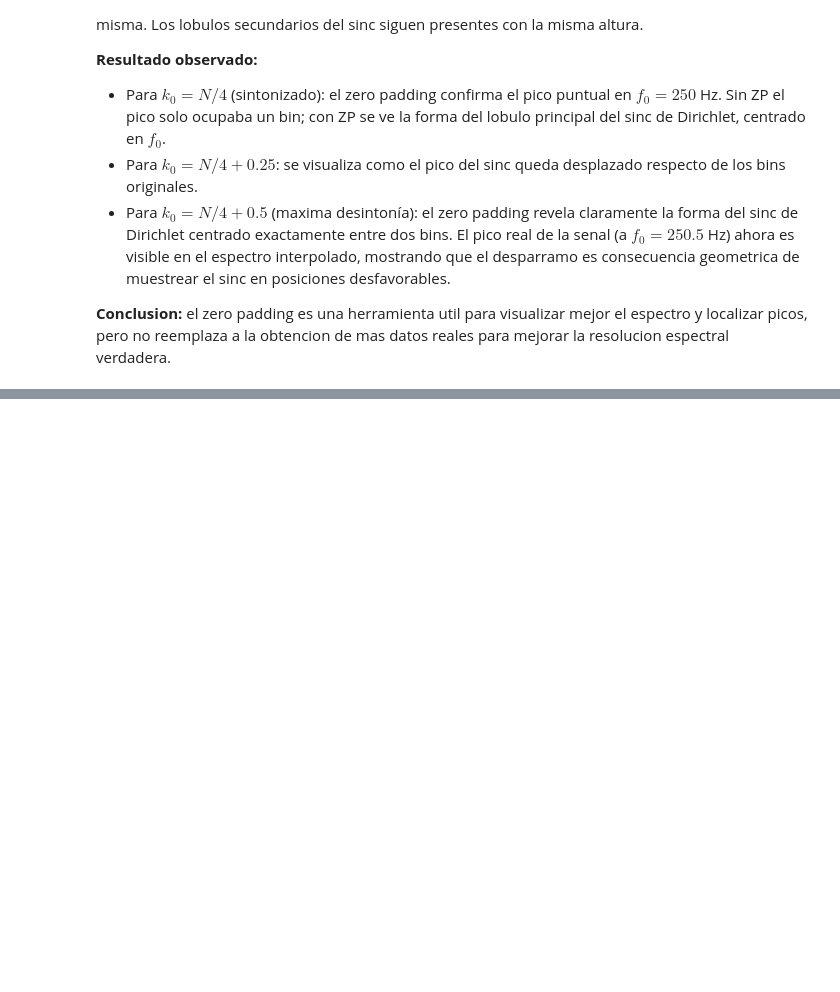
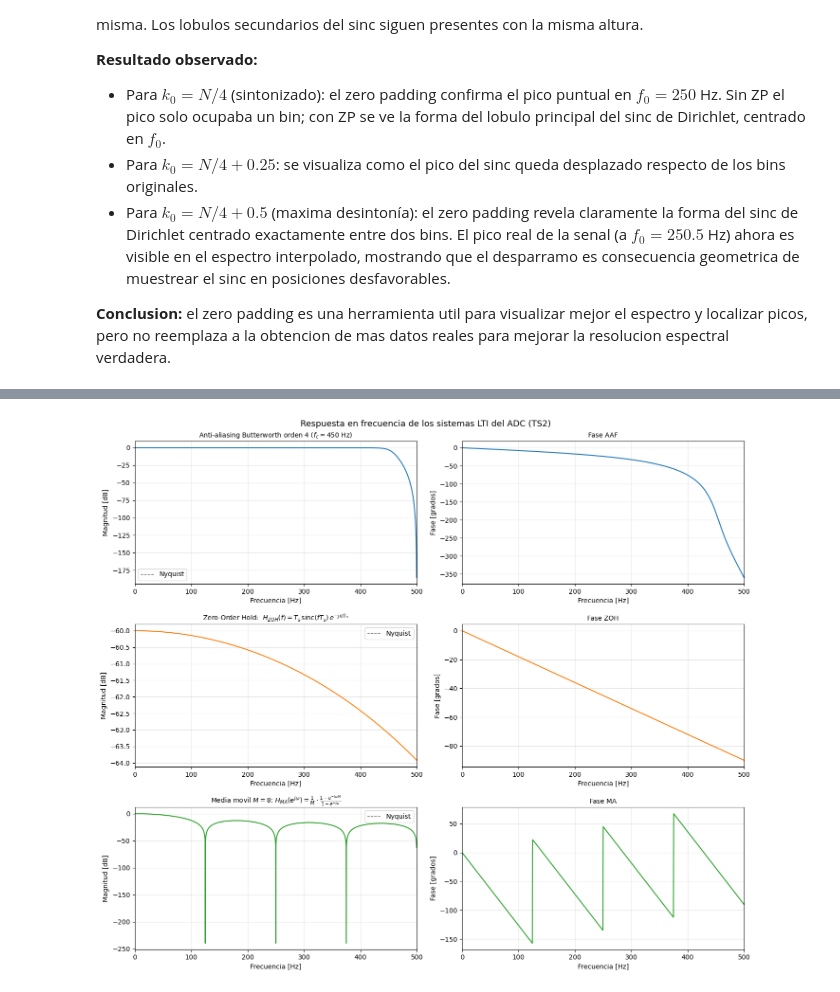
Before and after one commit to Nachoo98/APS-Ignacio-Gonzalez, a Jupyter notebook: TS3 - Ignacio Gonzalez.ipynb, the cells around one changed output, grey strips where cells are left out. Saved outputs shown, nothing was run; the diff lists cells and outputs as text; code cells hidden in the pictures; blank space fills up the shorter version.

```diff
--- a/TS3 - Ignacio Gonzalez.ipynb
+++ b/TS3 - Ignacio Gonzalez.ipynb
@@ -230,0 +243,82 @@ No mejora la resolucion espectral real: dos senoidales separadas por menos de $\
+# %%
+fs = 1000.0
+N = 1000
+V_F = 2.0
+B = 4
+kn = 1.0
+k0 = N // 4
+
+q = (2 * V_F) / (2**B)
+Pq = q**2 / 12
+sigma_n = np.sqrt(kn * Pq)
+
+np.random.seed(0)
+t = np.arange(N) / fs
+f0 = k0 * fs / N
+s = np.sqrt(2) * np.sin(2 * np.pi * f0 * t)
+n = np.random.normal(0, sigma_n, N)
+s_R = s + n
+s_Q = np.clip(np.round(s_R / q) * q, -V_F, V_F - q)
+
+orden_butter = 4
+fc_norm = 0.9
+
+b_aa, a_aa = sig.butter(orden_butter, fc_norm, btype='low', analog=False)
+w_aa, H_aa = sig.freqz(b_aa, a_aa, worN=2048, fs=fs)
+
+f_cont = np.linspace(0.001, fs / 2, 2000)
+Ts = 1 / fs
+
+H_zoh  = Ts * np.sinc(f_cont * Ts) * np.exp(-1j * np.pi * f_cont * Ts)
+
+M = 8
+b_ma = np.ones(M) / M
+a_ma = [1.0]
+w_ma, H_ma = sig.freqz(b_ma, a_ma, worN=2048, fs=fs)
+
+fig, axes = plt.subplots(3, 2, figsize=(14, 12))
+fig.suptitle('Respuesta en frecuencia de los sistemas LTI del ADC (TS2)', fontsize=13)
+
+# --- AAF ---
+ax_m, ax_p = axes[0]
+ax_m.plot(w_aa, 20*np.log10(np.abs(H_aa) + 1e-12), color='C0', lw=1.5)
+ax_m.axvline(fs/2, color='gray', linestyle='--', lw=1, label='Nyquist')
+ax_m.set_title(f'Anti-aliasing Butterworth orden {orden_butter} ($f_c = {fc_norm*fs/2:.0f}$ Hz)', fontsize=10)
+ax_m.set_ylabel('Magnitud [dB]'); ax_m.set_xlabel('Frecuencia [Hz]')
+ax_m.set_xlim(0, fs/2); ax_m.legend(); ax_m.grid(True, alpha=0.3)
+
+ax_p.plot(w_aa, np.unwrap(np.angle(H_aa)) * 180 / np.pi, color='C0', lw=1.5)
+ax_p.set_title('Fase AAF', fontsize=10)
+ax_p.set_ylabel('Fase [grados]'); ax_p.set_xlabel('Frecuencia [Hz]')
+ax_p.set_xlim(0, fs/2); ax_p.grid(True, alpha=0.3)
+
+# --- ZOH ---
+ax_m, ax_p = axes[1]
+ax_m.plot(f_cont, 20*np.log10(np.abs(H_zoh) + 1e-12), color='C1', lw=1.5)
+ax_m.axvline(fs/2, color='gray', linestyle='--', lw=1, label='Nyquist')
+ax_m.set_title(r'Zero-Order Hold:  $H_{ZOH}(f) = T_s\,\mathrm{sinc}(f T_s)\,e^{-j\pi f T_s}$', fontsize=10)
+ax_m.set_ylabel('Magnitud [dB]'); ax_m.set_xlabel('Frecuencia [Hz]')
+ax_m.set_xlim(0, fs/2); ax_m.legend(); ax_m.grid(True, alpha=0.3)
+
+ax_p.plot(f_cont, np.unwrap(np.angle(H_zoh)) * 180 / np.pi, color='C1', lw=1.5)
+ax_p.set_title('Fase ZOH', fontsize=10)
+ax_p.set_ylabel('Fase [grados]'); ax_p.set_xlabel('Frecuencia [Hz]')
+ax_p.set_xlim(0, fs/2); ax_p.grid(True, alpha=0.3)
+
+# --- Media movil MA ---
+ax_m, ax_p = axes[2]
+ax_m.plot(w_ma, 20*np.log10(np.abs(H_ma) + 1e-12), color='C2', lw=1.5)
+ax_m.axvline(fs/2, color='gray', linestyle='--', lw=1, label='Nyquist')
+ax_m.set_title(rf'Media movil $M = {M}$: $H_{{MA}}(e^{{j\omega}}) = \frac{{1}}{{M}}\cdot\frac{{1-e^{{-j\omega M}}}}{{1-e^{{-j\omega}}}}$', fontsize=10)
+ax_m.set_ylabel('Magnitud [dB]'); ax_m.set_xlabel('Frecuencia [Hz]')
+ax_m.set_xlim(0, fs/2); ax_m.legend(); ax_m.grid(True, alpha=0.3)
+
+ax_p.plot(w_ma, np.unwrap(np.angle(H_ma)) * 180 / np.pi, color='C2', lw=1.5)
+ax_p.set_title('Fase MA', fontsize=10)
+ax_p.set_ylabel('Fase [grados]'); ax_p.set_xlabel('Frecuencia [Hz]')
+ax_p.set_xlim(0, fs/2); ax_p.grid(True, alpha=0.3)
+
+plt.tight_layout()
+plt.show()
+# %% [output]
+[figure, added]
```
Also changed, not shown: parts of 5 cells of this notebook.
